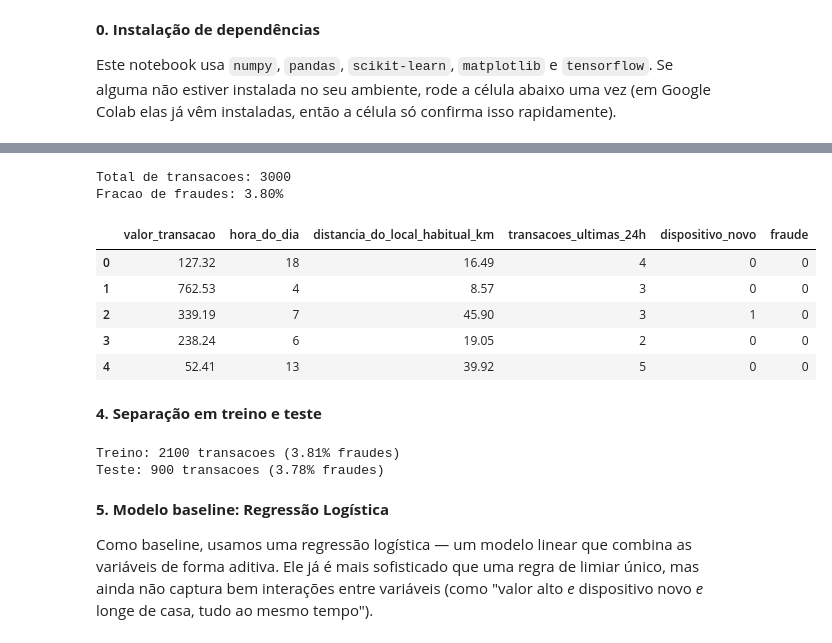
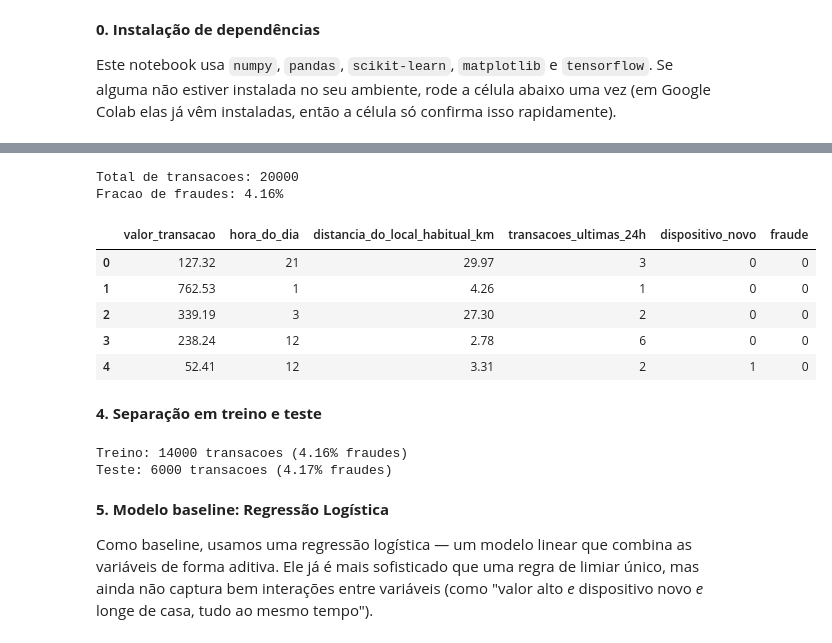
Before and after one commit to leorfarias81/FGV-aulas, a Jupyter notebook: aplicacoes-de-negocio/01-deteccao-fraude.ipynb, the cells around one changed output, grey strips where cells are left out. Cells and saved outputs as stored; diff of their text form; code cells hidden in the pictures.

```diff
--- a/aplicacoes-de-negocio/01-deteccao-fraude.ipynb
+++ b/aplicacoes-de-negocio/01-deteccao-fraude.ipynb
@@ -78,7 +78,7 @@ import matplotlib.pyplot as plt
 
 np.random.seed(42)
 
-n = 3000
+n = 20000
 
 valor_transacao = np.round(np.random.exponential(scale=250, size=n) + 10, 2)
 hora_do_dia = np.random.randint(0, 24, size=n)
@@ -96,40 +96,40 @@ muitas_transacoes = (transacoes_ultimas_24h >= 6).astype(float)
 score = (
     -4.5
     + 1.2 * valor_norm
     + 1.0 * dist_norm
     + 0.8 * hora_madrugada
     + 0.5 * muitas_transacoes
     + 0.6 * dispositivo_novo
     + 5.0 * (valor_norm * dispositivo_novo * dist_norm)   # interacao tripla: valor alto + dispositivo novo + longe de casa
     + 2.5 * (dispositivo_novo * hora_madrugada)            # dispositivo novo de madrugada
     + 1.8 * (valor_norm * muitas_transacoes)               # valor alto com muitas transacoes recentes
 )
 
 ruido = np.random.normal(0, 0.6, size=n)
 prob_fraude = 1 / (1 + np.exp(-(score + ruido)))
 fraude = np.random.binomial(1, prob_fraude)
 
 df = pd.DataFrame({
     "valor_transacao": valor_transacao,
     "hora_do_dia": hora_do_dia,
     "distancia_do_local_habitual_km": distancia_do_local_habitual_km,
     "transacoes_ultimas_24h": transacoes_ultimas_24h,
     "dispositivo_novo": dispositivo_novo,
     "fraude": fraude,
 })
 
 print(f"Total de transacoes: {len(df)}")
 print(f"Fracao de fraudes: {df['fraude'].mean():.2%}")
 df.head()
 # %% [output]
-Total de transacoes: 3000
-Fracao de fraudes: 3.80%
+Total de transacoes: 20000
+Fracao de fraudes: 4.16%
 |  | valor_transacao | hora_do_dia | distancia_do_local_habitual_km | transacoes_ultimas_24h | dispositivo_novo | fraude |
-| 0 | 127.32 | 18 | 16.49 | 4 | 0 | 0 |
-| 1 | 762.53 | 4 | 8.57 | 3 | 0 | 0 |
-| 2 | 339.19 | 7 | 45.90 | 3 | 1 | 0 |
-| 3 | 238.24 | 6 | 19.05 | 2 | 0 | 0 |
-| 4 | 52.41 | 13 | 39.92 | 5 | 0 | 0 |
+| 0 | 127.32 | 21 | 29.97 | 3 | 0 | 0 |
+| 1 | 762.53 | 1 | 4.26 | 1 | 0 | 0 |
+| 2 | 339.19 | 3 | 27.30 | 2 | 0 | 0 |
+| 3 | 238.24 | 12 | 2.78 | 6 | 0 | 0 |
+| 4 | 52.41 | 12 | 3.31 | 2 | 1 | 0 |
 # %% [markdown]
 **4. Separação em treino e teste**
 # %%
@@ -147,8 +147,8 @@ X_test_scaled = scaler.transform(X_test)
 print(f"Treino: {X_train.shape[0]} transacoes ({y_train.mean():.2%} fraudes)")
 print(f"Teste: {X_test.shape[0]} transacoes ({y_test.mean():.2%} fraudes)")
 # %% [output]
-Treino: 2100 transacoes (3.81% fraudes)
-Teste: 900 transacoes (3.78% fraudes)
+Treino: 14000 transacoes (4.16% fraudes)
+Teste: 6000 transacoes (4.17% fraudes)
 # %% [markdown]
 **5. Modelo baseline: Regressão Logística**
 
```
Also changed, not shown: parts of 13 cells of this notebook.
